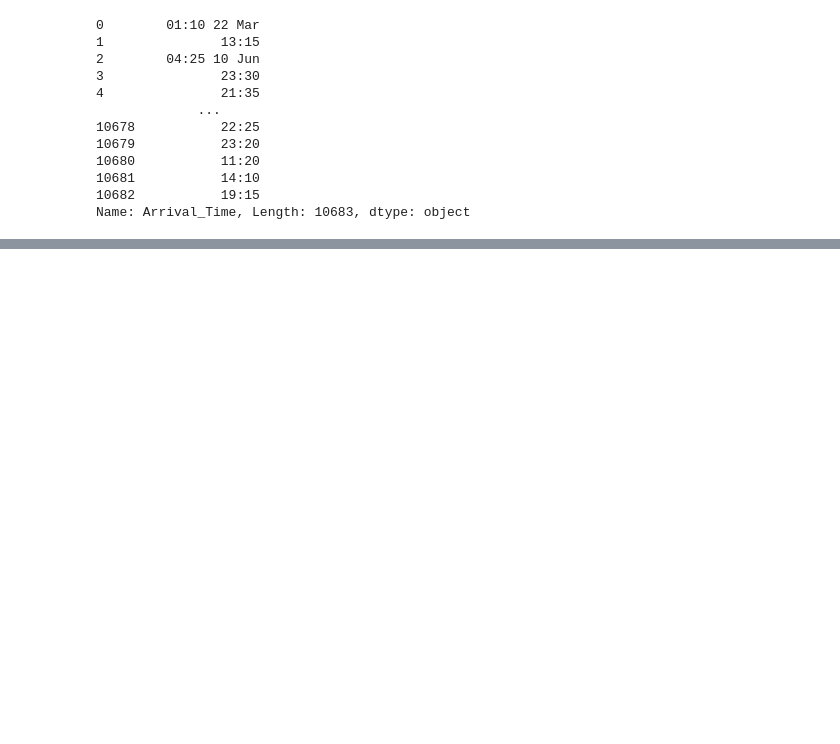
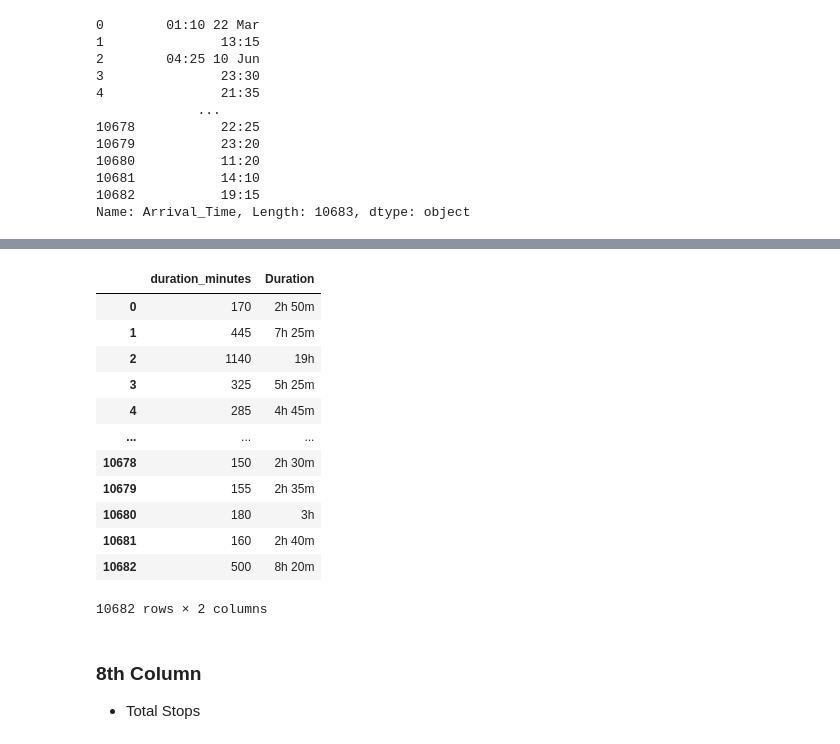
Before and after one commit to nomanmazharr/eda-with-sagemaker, a Jupyter notebook: notebooks/data_cleaning.ipynb, the cells around one changed output, grey strips where cells are left out. Cells and saved outputs as stored; diff of their text form; code cells hidden in the pictures; blank space fills up the shorter version.

```diff
--- a/notebooks/data_cleaning.ipynb
+++ b/notebooks/data_cleaning.ipynb
@@ -267,0 +341,44 @@ Name: Arrival_Time, Length: 4335, dtype: object
+# %%
+(
+flights
+    .Duration
+    .drop(6474)
+    .str.split(' ', expand=True) # Splitting and converting it into dataframe using expand
+    .set_axis(['hour', 'minutes'], axis=1) # Giving column names
+    .assign(
+       hour = lambda df: df.hour
+        .str.replace('h', '')
+        .astype('int')
+        .mul(60)
+    )
+ # using assign function(which is used to alter existing or create new columns) to replace h and m to keep the whole duration in minutes
+    .assign(
+        minutes = lambda df: df.minutes
+        .str.replace('m','')
+        .fillna(0)
+        .astype('int')
+    )
+
+    .sum(axis=1)  # converting the columns into one by adding them
+    .rename('duration_minutes') # naming the column as original
+    .to_frame() # converting into frame
+    .join(flights.Duration.drop(6474)) # joining to check the values
+
+)
+# %% [output]
+|  | duration_minutes | Duration |
+| 0 | 170 | 2h 50m |
+| 1 | 445 | 7h 25m |
+| 2 | 1140 | 19h |
+| 3 | 325 | 5h 25m |
+| 4 | 285 | 4h 45m |
+| ... | ... | ... |
+| 10678 | 150 | 2h 30m |
+| 10679 | 155 | 2h 35m |
+| 10680 | 180 | 3h |
+| 10681 | 160 | 2h 40m |
+| 10682 | 500 | 8h 20m |
+10682 rows × 2 columns
+# %% [markdown]
+### 8th Column
+- Total Stops
```
Also changed, not shown: parts of 21 cells of this notebook.
